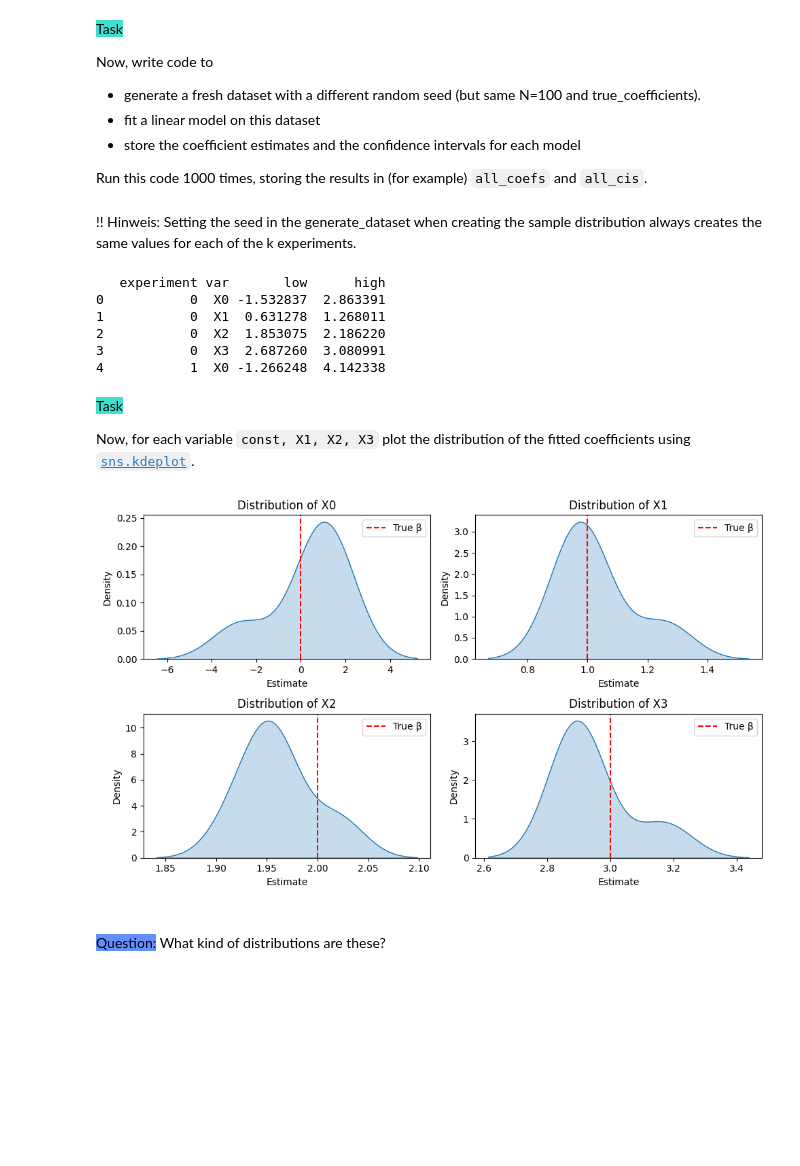
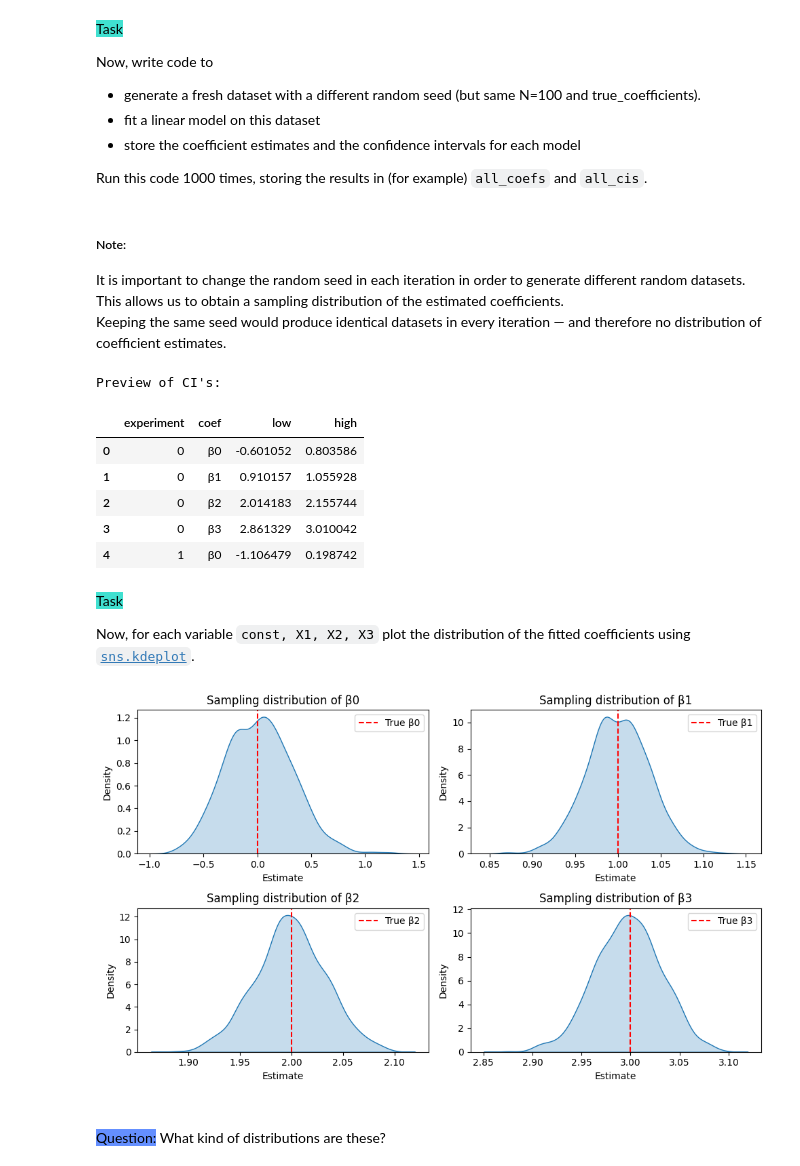
Before and after one commit to causalchamber/potsdam-25-ml-theory-to-practice, a Jupyter notebook: project_11/project_11_linear_models_synthetic.ipynb, the cells around one changed output. Saved outputs shown, nothing was run; the diff lists cells and outputs as text; code cells hidden in the pictures; blank space fills up the shorter version.

```diff
--- a/project_11/project_11_linear_models_synthetic.ipynb
+++ b/project_11/project_11_linear_models_synthetic.ipynb
@@ -277,16 +318,20 @@ Now, write code to
 
 Run this code 1000 times, storing the results in (for example) `all_coefs` and `all_cis`.
 # %%
-#k = 1000;
-k = 5;
+# ---------------------------
+# 4) Sampling distribution over k experiments
+# ---------------------------
+
+k = 1000
 all_coefs = []
 all_cis = []
 
-for i in range(0,k):
-    # data = generate_dataset(N=100, seed=87);
-    data = generate_dataset(N=10, seed=87+i);
+# run a total of k=1000 experiments
+# for each experiment create dataset and save estimated coefficients and their 95%-CI's
+for i in range(k):
+    data = generate_dataset(N=100, seed=87 + i);      # varying seeds for randomization in the datasets
     Y = data['Y']
-    X = data[['X0', 'X1', 'X2', 'X3']]
+    X = data[['X0', 'X1', 'X2', 'X3']].rename(columns=coef_to_pred_mapping)
 
     results = sm.OLS(Y, X).fit()
     all_coefs.append(results.params)
@@ -295,14 +340,19 @@ for i in range(0,k):
 all_coefs = np.array(all_coefs)
 all_cis = np.array(all_cis)
 # %% [markdown]
-!! Hinweis: Setting the seed in the generate_dataset when creating the sample distribution always creates the same values for each of the k experiments.
+##### Note:
+It is important to change the random seed in each iteration in order to generate different random datasets. This allows us to obtain a sampling distribution of the estimated coefficients.
+Keeping the same seed would produce identical datasets in every iteration — and therefore no distribution of coefficient estimates.
 # %%
-# Convert coefficients to data frame
-coef_df = pd.DataFrame(all_coefs, columns=['X0', 'X1', 'X2', 'X3'])
+# Combine the results from all 1000 runs into one DataFrame for analysis
+coef_df = (
+    pd.DataFrame(all_coefs, columns=coef_to_pred_mapping.keys())
+      .rename(columns=coef_to_pred_mapping)
+)
 # %%
-# Convert confidence intervalls to data frame
-# long format: each col is one var per experiment
-vars = ['X0', 'X1', 'X2', 'X3']
+# Convert to data frame
+# format: one row per coef per experiment
+vars = ['β0', 'β1', 'β2', 'β3']
 
 records = []
 for i in range(all_cis.shape[0]):
@@ -310,45 +360,49 @@ for i in range(all_cis.shape[0]):
         low, high = all_cis[i, j, 0], all_cis[i, j, 1]
         records.append({
             'experiment': i,
-            'var': var,
+            'coef': var,
             'low': low,
             'high': high
         })
 
 cis_df = pd.DataFrame(records)
-print(cis_df.head())
+
+print("\nPreview of CI's:")
+cis_df.head()
 # %% [output]
-   experiment var       low      high
-0           0  X0 -1.532837  2.863391
-1           0  X1  0.631278  1.268011
-2           0  X2  1.853075  2.186220
-3           0  X3  2.687260  3.080991
-4           1  X0 -1.266248  4.142338
+Preview of CI's:
+|  | experiment | coef | low | high |
+| 0 | 0 | β0 | -0.601052 | 0.803586 |
+| 1 | 0 | β1 | 0.910157 | 1.055928 |
+| 2 | 0 | β2 | 2.014183 | 2.155744 |
+| 3 | 0 | β3 | 2.861329 | 3.010042 |
+| 4 | 1 | β0 | -1.106479 | 0.198742 |
 # %% [markdown]
 <mark style="background-color: #40E0D0;"> Task </mark>
 
 Now, for each variable `const, X1, X2, X3` plot the distribution of the fitted coefficients using [`sns.kdeplot`](https://seaborn.pydata.org/generated/seaborn.kdeplot.html).
 # %%
+# plots sampling distribution of each coefficient across experiments
 fig, axes = plt.subplots(2, 2, figsize=(10, 6))  # 2 rows, 2 cols
-axes = axes.flatten()  # make it easier to loop
+axes = axes.flatten()
 
 for i, var in enumerate(vars):
     ax = axes[i]
     sns.kdeplot(coef_df[var], fill=True, ax=ax)
 
-    # choose correct true coefficient index
+    # adds horizontal line for true value of coefficients
     true_val = true_coefficients[int(var[-1])] if var != 'X0' else true_coefficients[0]
-    ax.axvline(true_val, color='red', linestyle='--', label='True β')
+    ax.axvline(true_val, color='red', linestyle='--', label=f"True {var}")
 
-    ax.set_title(f"Distribution of {var}")
+    ax.set_title(f"Sampling distribution of {var}")
     ax.set_xlabel("Estimate")
     ax.set_ylabel("Density")
     ax.legend()
 
 plt.tight_layout()
 plt.show()
 # %% [output]
-[figure, old version]
+[figure, new version]
 # %% [markdown]
 <br>
 <mark style="background-color: #648fff;">Question:</mark> What kind of distributions are these?
```
Also changed, not shown: parts of 41 cells of this notebook.
